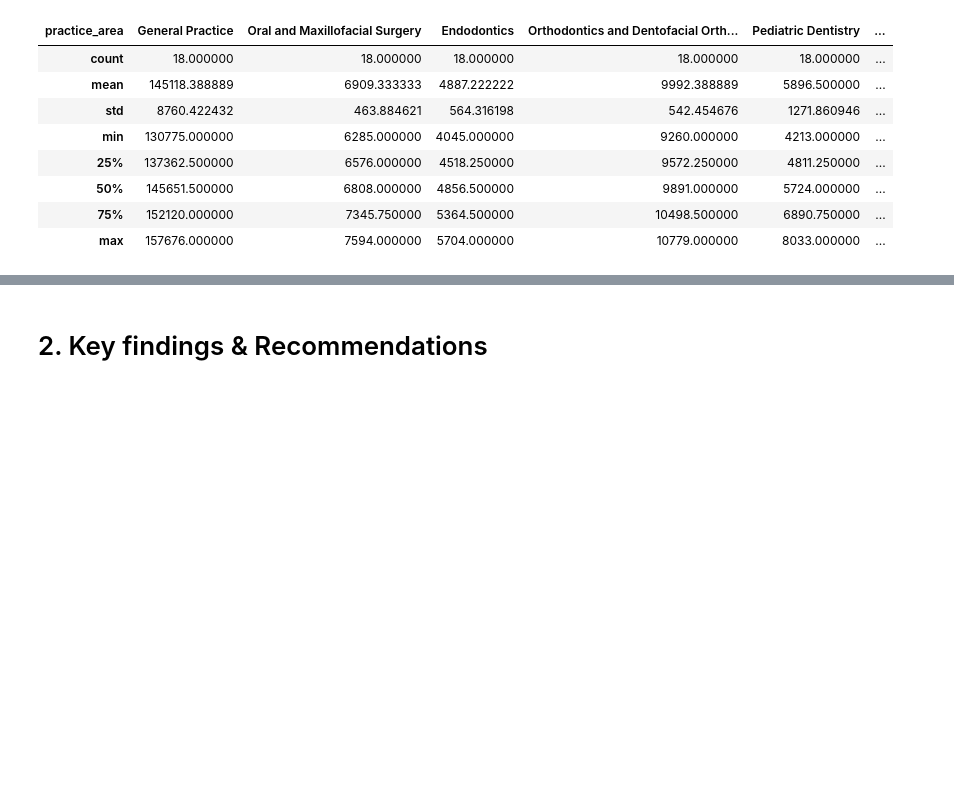
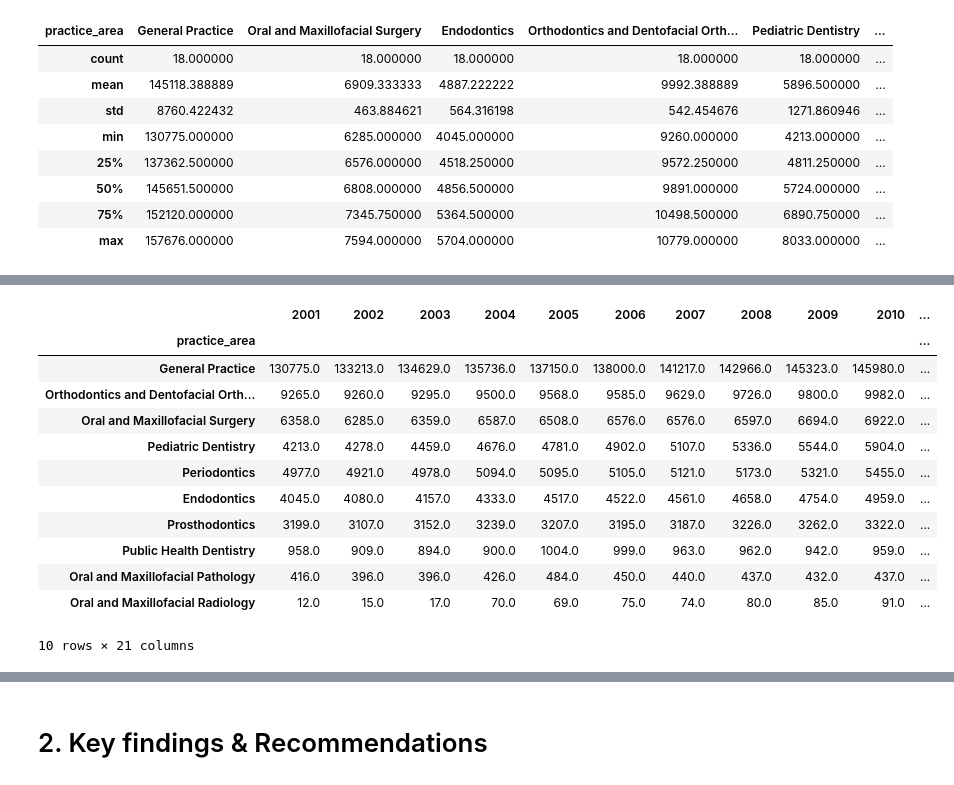
Before and after one commit to mhan1/Capstone-Project, a Jupyter notebook: Minyeong Han_Analysis Key findings and recommendations.ipynb, the cells around one changed output, grey strips where cells are left out. Drawn from its saved outputs; the diff is of its cells as text; code cells hidden in the pictures; blank space fills up the shorter version.

```diff
--- a/Minyeong Han_Analysis Key findings and recommendations.ipynb
+++ b/Minyeong Han_Analysis Key findings and recommendations.ipynb
@@ -861,0 +921,20 @@ df3.describe()
+# %%
+#ranking the practice area based on supply of dentists and then combining with the sorted dataframe.
+rank_df3 = df3['mean'].rank(ascending=False)
+result3 = pd.concat([df3, rank_df3], axis=1)
+result3['mean_Ranking'] = rank_df3
+result3
+# %% [output]
+|  | 2001 | 2002 | 2003 | 2004 | 2005 | 2006 | 2007 | 2008 | 2009 | 2010 | ... |
+| practice_area |  |  |  |  |  |  |  |  |  |  | ... |
+| General Practice | 130775.0 | 133213.0 | 134629.0 | 135736.0 | 137150.0 | 138000.0 | 141217.0 | 142966.0 | 145323.0 | 145980.0 | ... |
+| Orthodontics and Dentofacial Orth... | 9265.0 | 9260.0 | 9295.0 | 9500.0 | 9568.0 | 9585.0 | 9629.0 | 9726.0 | 9800.0 | 9982.0 | ... |
+| Oral and Maxillofacial Surgery | 6358.0 | 6285.0 | 6359.0 | 6587.0 | 6508.0 | 6576.0 | 6576.0 | 6597.0 | 6694.0 | 6922.0 | ... |
+| Pediatric Dentistry | 4213.0 | 4278.0 | 4459.0 | 4676.0 | 4781.0 | 4902.0 | 5107.0 | 5336.0 | 5544.0 | 5904.0 | ... |
+| Periodontics | 4977.0 | 4921.0 | 4978.0 | 5094.0 | 5095.0 | 5105.0 | 5121.0 | 5173.0 | 5321.0 | 5455.0 | ... |
+| Endodontics | 4045.0 | 4080.0 | 4157.0 | 4333.0 | 4517.0 | 4522.0 | 4561.0 | 4658.0 | 4754.0 | 4959.0 | ... |
+| Prosthodontics | 3199.0 | 3107.0 | 3152.0 | 3239.0 | 3207.0 | 3195.0 | 3187.0 | 3226.0 | 3262.0 | 3322.0 | ... |
+| Public Health Dentistry | 958.0 | 909.0 | 894.0 | 900.0 | 1004.0 | 999.0 | 963.0 | 962.0 | 942.0 | 959.0 | ... |
+| Oral and Maxillofacial Pathology | 416.0 | 396.0 | 396.0 | 426.0 | 484.0 | 450.0 | 440.0 | 437.0 | 432.0 | 437.0 | ... |
+| Oral and Maxillofacial Radiology | 12.0 | 15.0 | 17.0 | 70.0 | 69.0 | 75.0 | 74.0 | 80.0 | 85.0 | 91.0 | ... |
+10 rows × 21 columns
```
Also changed, not shown: parts of 8 cells of this notebook.
